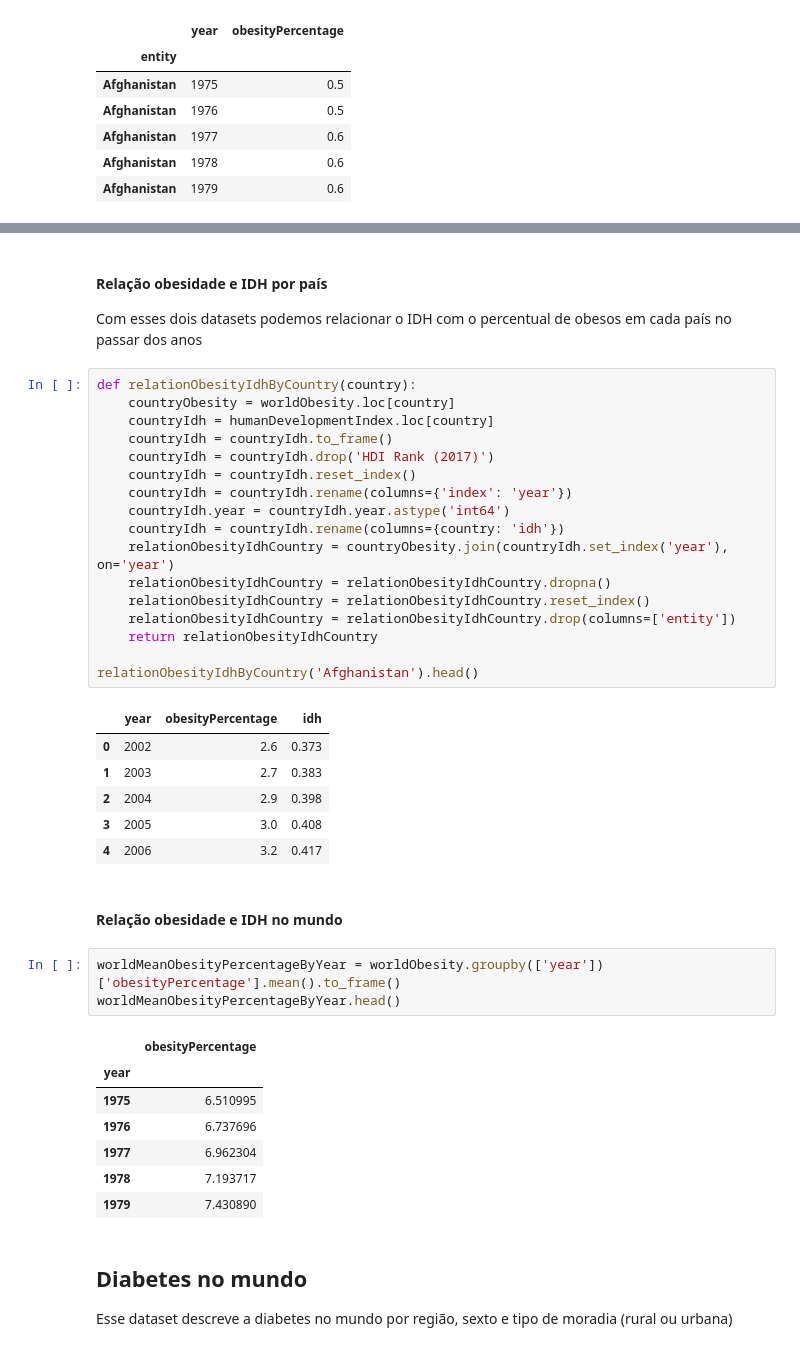
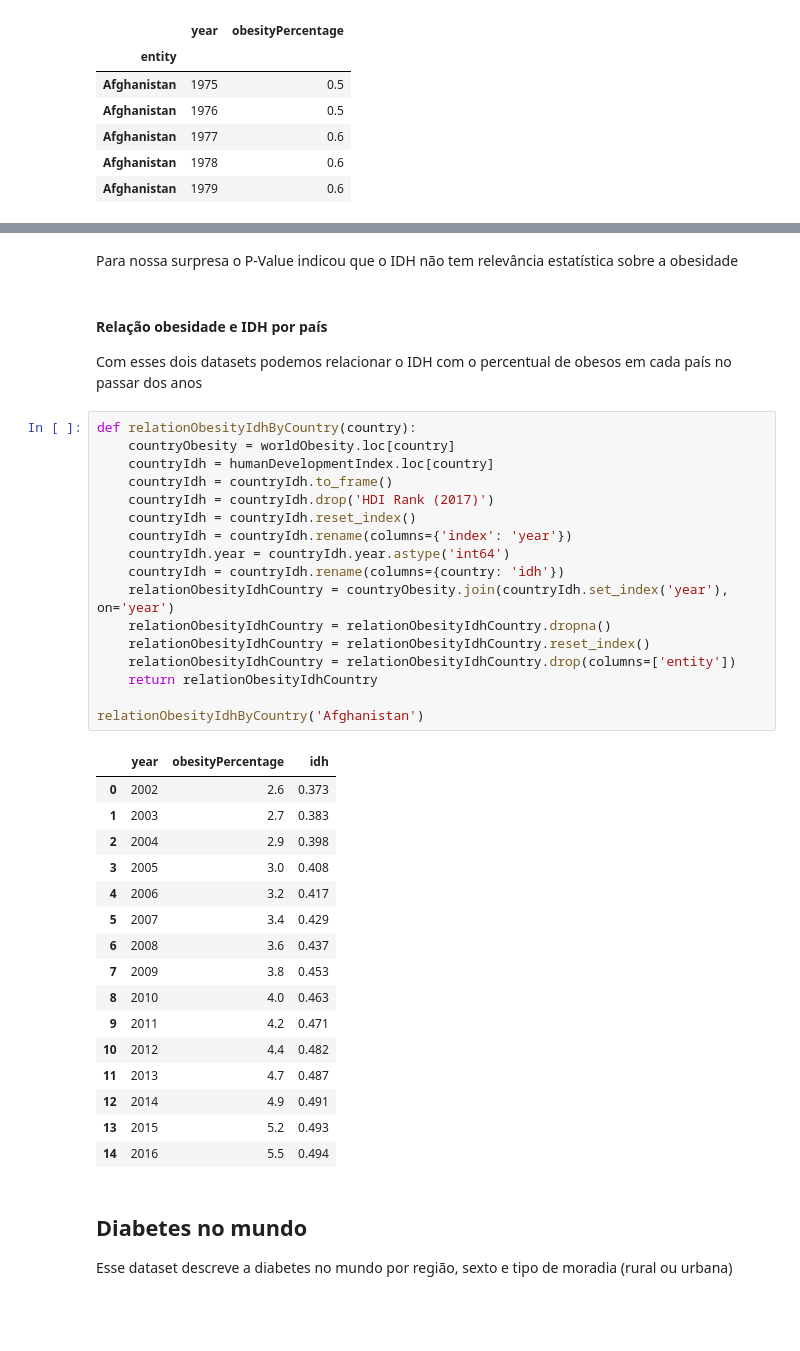
Before and after one commit to if1015-datascience-ufpe/2018-2-projeto-follow-up, a Jupyter notebook: src/Follow UP.ipynb, the cells around one changed output, grey strips where cells are left out. Saved outputs shown, nothing was run; the diff lists cells and outputs as text; blank space fills up the shorter version.

```diff
--- a/src/Follow UP.ipynb
+++ b/src/Follow UP.ipynb
@@ -53,43 +138,42 @@ worldObesity.head()
+# %% [markdown]
+Para nossa surpresa o P-Value indicou que o IDH não tem relevância estatística sobre a obesidade
 # %% [markdown]
 #### Relação obesidade e IDH por país
 Com esses dois datasets podemos relacionar o IDH com o percentual de obesos em cada país no passar dos anos
 # %%
 def relationObesityIdhByCountry(country):
     countryObesity = worldObesity.loc[country]
     countryIdh = humanDevelopmentIndex.loc[country]
     countryIdh = countryIdh.to_frame()
     countryIdh = countryIdh.drop('HDI Rank (2017)')
     countryIdh = countryIdh.reset_index()
     countryIdh = countryIdh.rename(columns={'index': 'year'})
     countryIdh.year = countryIdh.year.astype('int64')
     countryIdh = countryIdh.rename(columns={country: 'idh'})
     relationObesityIdhCountry = countryObesity.join(countryIdh.set_index('year'), on='year')
     relationObesityIdhCountry = relationObesityIdhCountry.dropna()
     relationObesityIdhCountry = relationObesityIdhCountry.reset_index()
     relationObesityIdhCountry = relationObesityIdhCountry.drop(columns=['entity'])
     return relationObesityIdhCountry
 
-relationObesityIdhByCountry('Afghanistan').head()
+relationObesityIdhByCountry('Afghanistan')
 # %% [output]
 |  | year | obesityPercentage | idh |
 | 0 | 2002 | 2.6 | 0.373 |
 | 1 | 2003 | 2.7 | 0.383 |
 | 2 | 2004 | 2.9 | 0.398 |
 | 3 | 2005 | 3.0 | 0.408 |
 | 4 | 2006 | 3.2 | 0.417 |
+| 5 | 2007 | 3.4 | 0.429 |
+| 6 | 2008 | 3.6 | 0.437 |
+| 7 | 2009 | 3.8 | 0.453 |
+| 8 | 2010 | 4.0 | 0.463 |
+| 9 | 2011 | 4.2 | 0.471 |
+| 10 | 2012 | 4.4 | 0.482 |
+| 11 | 2013 | 4.7 | 0.487 |
+| 12 | 2014 | 4.9 | 0.491 |
+| 13 | 2015 | 5.2 | 0.493 |
+| 14 | 2016 | 5.5 | 0.494 |
-# %% [markdown]
-#### Relação obesidade e IDH no mundo
-# %%
-worldMeanObesityPercentageByYear = worldObesity.groupby(['year'])['obesityPercentage'].mean().to_frame()
-worldMeanObesityPercentageByYear.head()
-# %% [output]
-|  | obesityPercentage |
-| year |  |
-| 1975 | 6.510995 |
-| 1976 | 6.737696 |
-| 1977 | 6.962304 |
-| 1978 | 7.193717 |
-| 1979 | 7.430890 |
 # %% [markdown]
 ## Diabetes no mundo
 Esse dataset descreve a diabetes no mundo por região, sexto e tipo de moradia (rural ou urbana)
```
Also changed, not shown: parts of 9 cells of this notebook.
